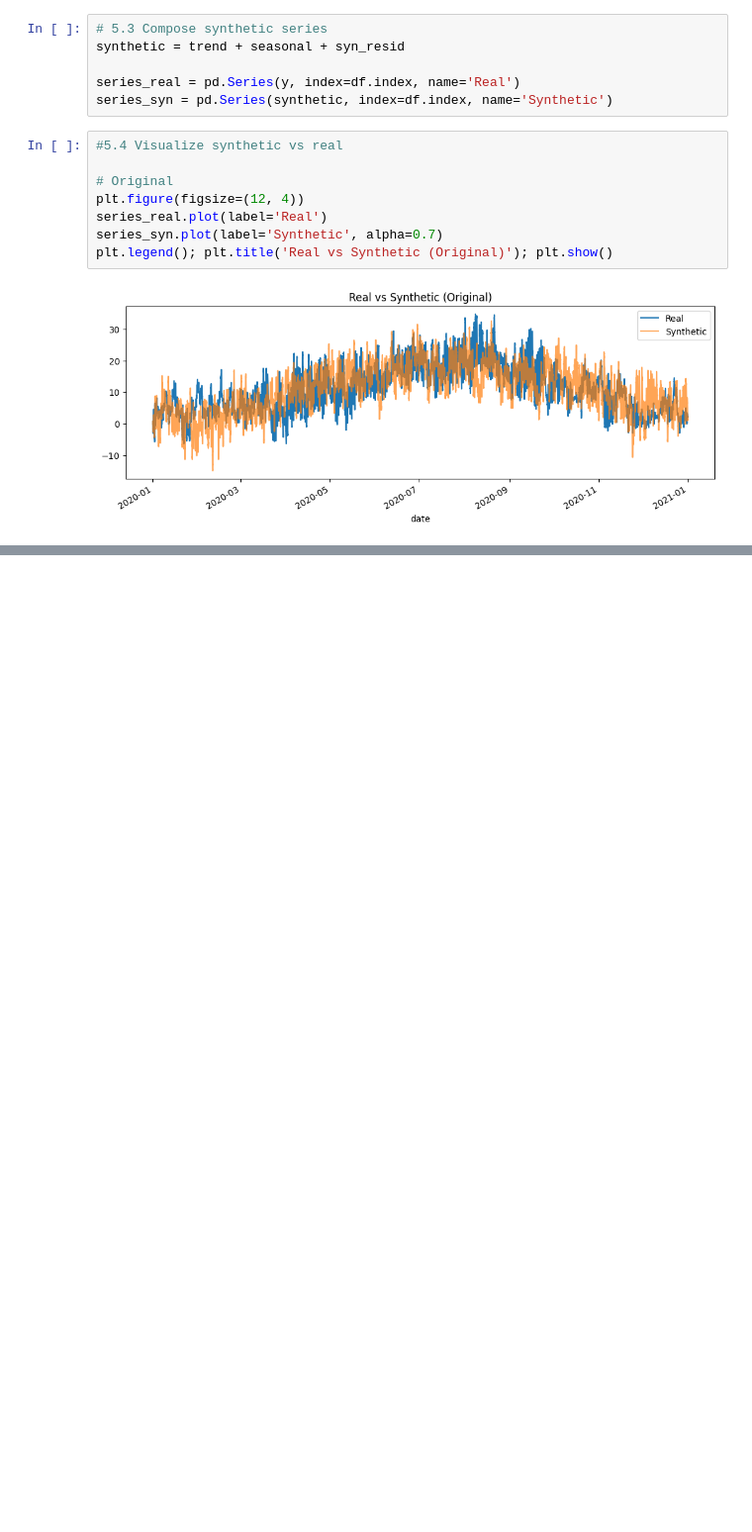
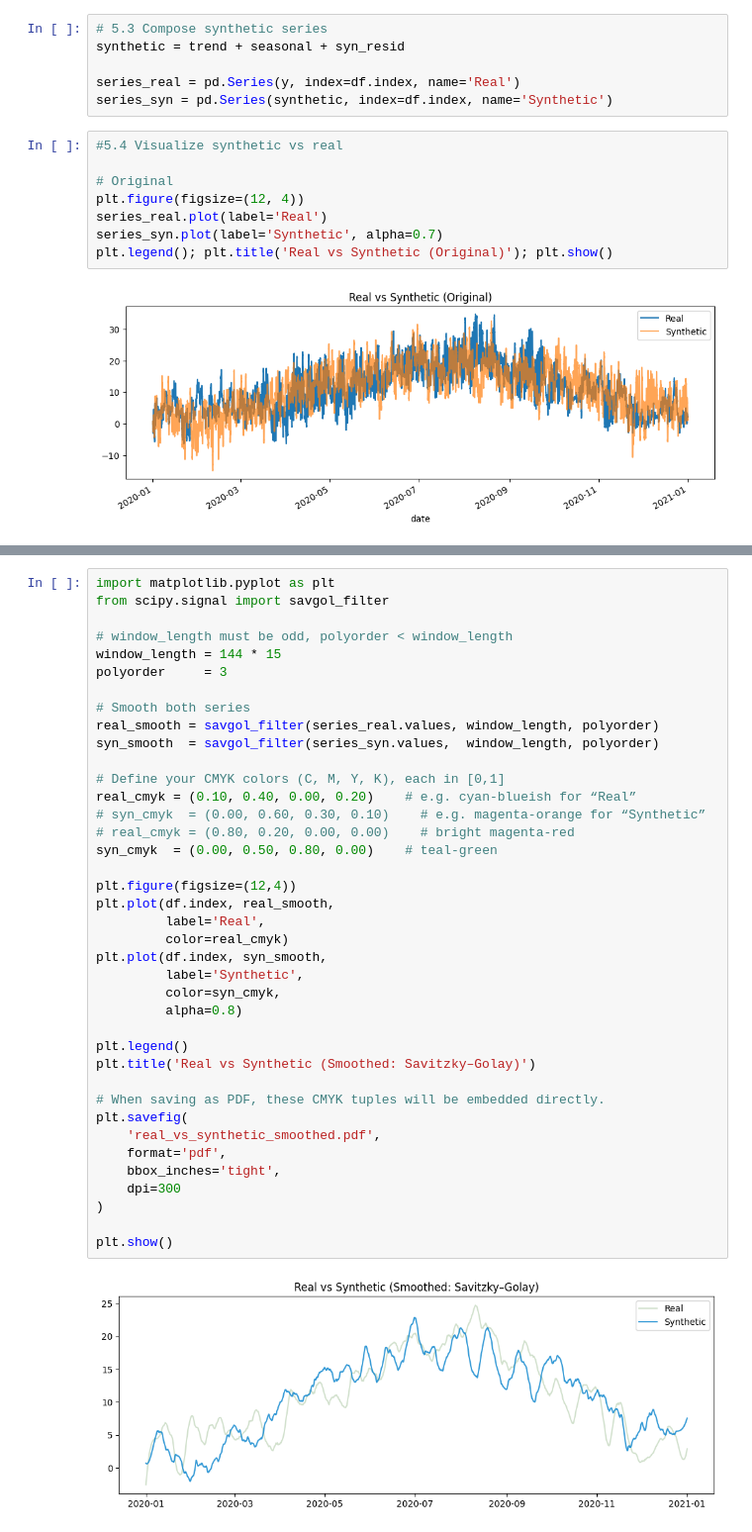
Before and after one commit to DahaoTang/AAAI-26-Optimal-TSF-Lookback-Horizon, a Jupyter notebook: sdg_test.ipynb, the cells around one changed output, grey strips where cells are left out. Shown at 99% size. Saved outputs shown, nothing was run; the diff lists cells and outputs as text; blank space fills up the shorter version.

```diff
--- a/sdg_test.ipynb
+++ b/sdg_test.ipynb
@@ -191,6 +194,47 @@ plt.title('Real vs Synthetic (Smoothed: Savitzky–Golay)')
 plt.show()
 # %% [output]
 [figure]
+# %%
+import matplotlib.pyplot as plt
+from scipy.signal import savgol_filter
+
+# window_length must be odd, polyorder < window_length
+window_length = 144 * 15
+polyorder     = 3
+
+# Smooth both series
+real_smooth = savgol_filter(series_real.values, window_length, polyorder)
+syn_smooth  = savgol_filter(series_syn.values,  window_length, polyorder)
+
+# Define your CMYK colors (C, M, Y, K), each in [0,1]
+real_cmyk = (0.10, 0.40, 0.00, 0.20)    # e.g. cyan-blueish for “Real”
+# syn_cmyk  = (0.00, 0.60, 0.30, 0.10)    # e.g. magenta-orange for “Synthetic”
+# real_cmyk = (0.80, 0.20, 0.00, 0.00)    # bright magenta-red
+syn_cmyk  = (0.00, 0.50, 0.80, 0.00)    # teal-green
+
+plt.figure(figsize=(12,4))
+plt.plot(df.index, real_smooth,
+         label='Real',
+         color=real_cmyk)
+plt.plot(df.index, syn_smooth,
+         label='Synthetic',
+         color=syn_cmyk,
+         alpha=0.8)
+
+plt.legend()
+plt.title('Real vs Synthetic (Smoothed: Savitzky–Golay)')
+
+# When saving as PDF, these CMYK tuples will be embedded directly.
+plt.savefig(
+    'real_vs_synthetic_smoothed.pdf',
+    format='pdf',
+    bbox_inches='tight',
+    dpi=300
+)
+
+plt.show()
+# %% [output]
+[figure, added]
 # %%
 # %% 6. Statistical & Structural Testing
 # ------------------------------------------
```
Also changed, not shown: parts of 5 cells of this notebook, 15 other files.
